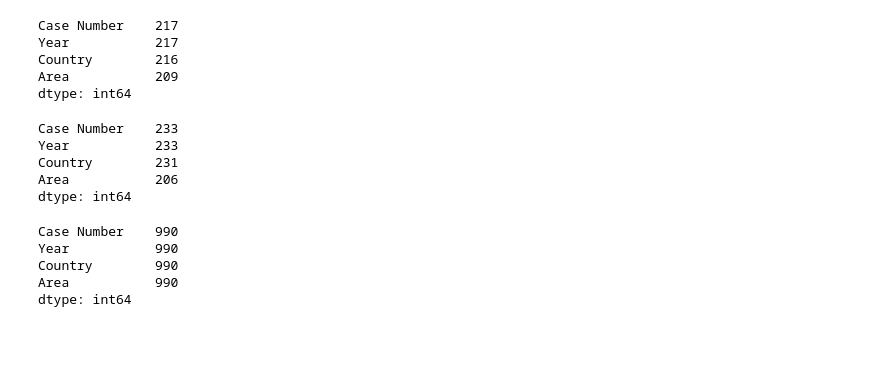
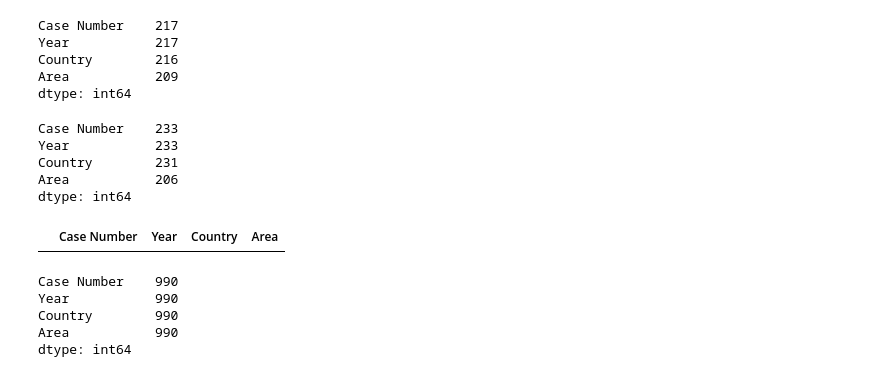
Before and after one commit to ironhack-datalabs/datamad0419, a Jupyter notebook: module-1/pandas-project/your-code/pandas-project.ipynb, the cells around one changed output. Cells and saved outputs as stored; diff of their text form; code cells hidden in the pictures; blank space fills up the shorter version.

```diff
--- a/module-1/pandas-project/your-code/pandas-project.ipynb
+++ b/module-1/pandas-project/your-code/pandas-project.ipynb
@@ -265,6 +302,11 @@ Year           233
 Country        231
 Area           206
 dtype: int64
+# %%
+proyecto1.loc[(proyecto1['Year'] >=1965) & (proyecto1['Year'] <=1969)].loc[(proyecto1['Year'] >=1970) & (proyecto1['Year'] <=1974)].loc[(proyecto1['Year'] >=1975) & (proyecto1['Year'] <=1980)].loc[(proyecto1['Year'] >=1981) & (proyecto1['Year'] <=1985)]
+#INtenté meter los cuatro datos en una misma línea de código y sacar la gráfica a partir de ahí pero no lo conseguí.
+# %% [output]
+|  | Case Number | Year | Country | Area |
 # %%
 proyecto1.loc[(proyecto1['Country'] == 'USA') & (proyecto1['Area'] == 'Florida')].count()
 # %% [output]
```
Also changed, not shown: parts of 17 cells of this notebook, 19 other files.
